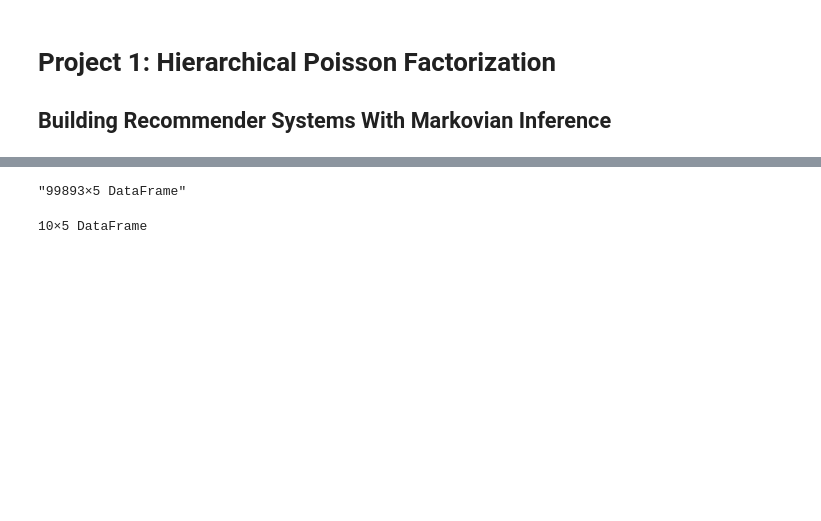
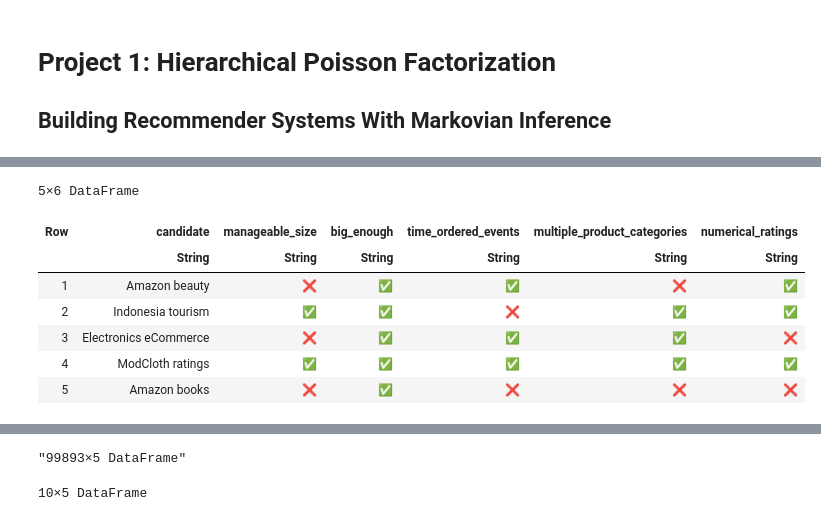
Before and after one commit to JustBeYou/unibuc-master-ai, a Jupyter notebook: probabilistic_programming/Project 1.ipynb, the cells around one changed output, grey strips where cells are left out. Cells and saved outputs as stored; diff of their text form; code cells hidden in the pictures; blank space fills up the shorter version.

Commit message:
more data analysis

```diff
--- a/probabilistic_programming/Project 1.ipynb
+++ b/probabilistic_programming/Project 1.ipynb
@@ -6,2 +25,26 @@ TODO: introduction and overview
+# %%
+DataFrame(
+    candidate=[
+        "Amazon beauty",
+        "Indonesia tourism",
+        "Electronics eCommerce",
+        "ModCloth ratings",
+        "Amazon books"
+        ],
+    manageable_size=["❌", "✅", "❌", "✅", "❌"],
+    big_enough=["✅", "✅", "✅", "✅", "✅"],
+    time_ordered_events=["✅", "❌", "✅", "✅", "❌"],
+    multiple_product_categories=["❌", "✅", "✅", "✅", "❌"],
+    numerical_ratings=["✅", "✅", "❌", "✅", "❌"]
+)
+# %% [output]
+5×6 DataFrame
+| Row | candidate | manageable_size | big_enough | time_ordered_events | multiple_product_categories | numerical_ratings |
+|  | String | String | String | String | String | String |
+| 1 | Amazon beauty | ❌ | ✅ | ✅ | ❌ | ✅ |
+| 2 | Indonesia tourism | ✅ | ✅ | ❌ | ✅ | ✅ |
+| 3 | Electronics eCommerce | ❌ | ✅ | ✅ | ✅ | ❌ |
+| 4 | ModCloth ratings | ✅ | ✅ | ✅ | ✅ | ✅ |
+| 5 | Amazon books | ❌ | ✅ | ❌ | ❌ | ❌ |
 # %% [markdown]
 ## Dataset exploration: ModCloth ratings
```
Also changed, not shown: parts of 11 cells of this notebook.
